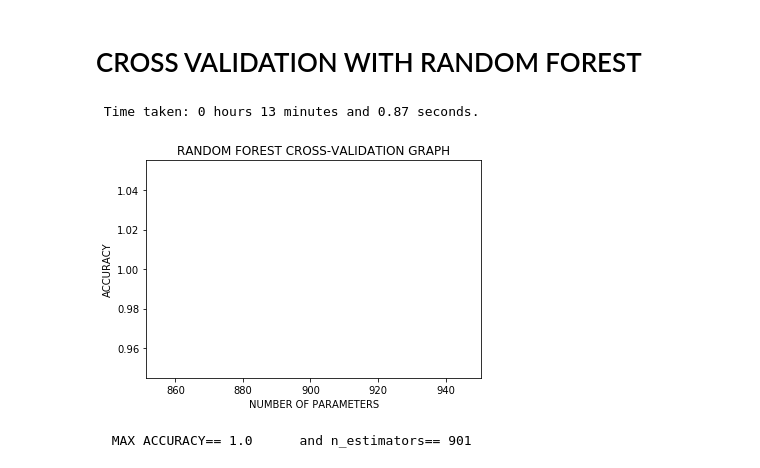
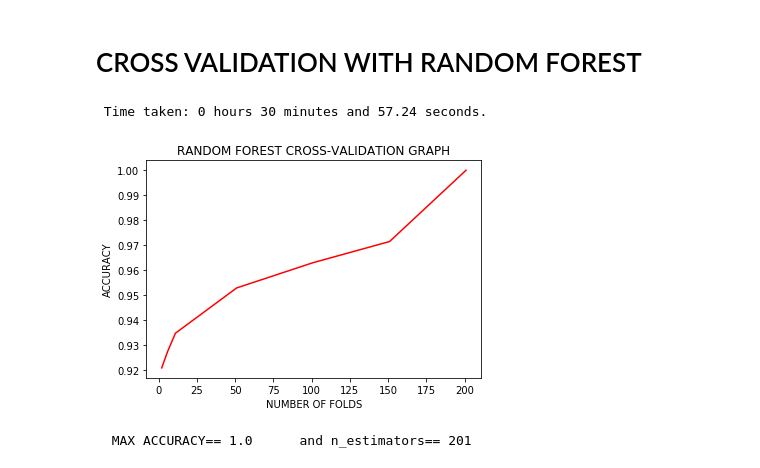
Before and after one commit to Panongbene/CREDIT_DEFAULT_PREDICTION, a Jupyter notebook: INF569.ipynb, the cells around one changed output. Drawn from its saved outputs; the diff is of its cells as text; code cells hidden in the pictures.

```diff
--- a/INF569.ipynb
+++ b/INF569.ipynb
@@ -711,12 +762,10 @@ parameter_svm=[]
 max_acc=0.0
 estimator=0
 
-
-
 start_time = timer(None)
-for i in range(3):
+for i in range(100):
     parameter_svm.append(i+1)
-    #svm_ = svm.SVC(kernel='rbf', gamma=(0.01)*(i+1))#Gaussian kernel
+    svm_ = svm.SVC(kernel='rbf', gamma=(0.01)*(i+1))#Gaussian kernel
     #svm = SVC(kernel='poly', degree=i+1)#polynomial kernel
     #svm =  = SVC(kernel='linear')#linear kernel
     #training the knn model
@@ -762,14 +820,16 @@ parameter_knn_fold=[]
 #for obtain the best caracteristique
 max_acc=0.0
 estimator=0
+#the knn model
+knn_fold = KNeighborsClassifier(n_neighbors = 101)
 
 start_time = timer(None)
-for i in range(900,901):
+for i in [1,5,10,50,100,150,200]:
     parameter_knn_fold.append(i+1)
     #create knn model
-    knn_fold = KNeighborsClassifier(n_neighbors = i+1)
+    #knn_fold = KNeighborsClassifier(n_neighbors = i+1)
     #cross validation model
-    knn_fold_scores = cross_val_score(knn_fold, train_data_preprocessing, Y_train_data_preprocessing, cv=200, scoring='accuracy')
+    knn_fold_scores = cross_val_score(knn_fold, train_data_preprocessing, Y_train_data_preprocessing, cv=i+1, scoring='accuracy')
     #calculate accuracy
     acc=knn_fold_scores.max()
     if(acc>max_acc):
@@ -810,13 +872,16 @@ parameter_xgb_cross=[]
 max_acc=0.0
 estimator=0
 
+#the xgb model
+xgb_cross = XGBClassifier(n_estimators=900)
+
 start_time = timer(None)
-for i in range(900,901):
+for i in [1,5,10,50,100,150,200,250,300]:
     parameter_xgb_cross.append(i+1)
     #create knn model
-    xgb_cross = XGBClassifier(n_estimators=i+1)
+    #xgb_cross = XGBClassifier(n_estimators=i+1)
     #cross validation model
-    xgb_cross_scores = cross_val_score(xgb_cross, train_data_preprocessing, Y_train_data_preprocessing, cv=200, scoring='accuracy')
+    xgb_cross_scores = cross_val_score(xgb_cross, train_data_preprocessing, Y_train_data_preprocessing, cv=i+1, scoring='accuracy')
     #calculate accuracy
     acc=xgb_cross_scores.max()
     if(acc>max_acc):
@@ -857,13 +924,16 @@ parameter_rfc_cross=[]
 max_acc=0.0
 estimator=0
 
+#the random forest model
+rfc_cross = XGBClassifier(n_estimators=900)
+
 start_time = timer(None)
-for i in range(900,901):
+for i in [1,5,10,50,100,150,200]:
     parameter_rfc_cross.append(i+1)
     #create knn model
-    rfc_cross = XGBClassifier(n_estimators=i+1)
+    #rfc_cross = XGBClassifier(n_estimators=i+1)
     #cross validation model
-    rfc_cross_scores = cross_val_score(rfc_cross, train_data_preprocessing, Y_train_data_preprocessing, cv=200, scoring='accuracy')
+    rfc_cross_scores = cross_val_score(rfc_cross, train_data_preprocessing, Y_train_data_preprocessing, cv=i+1, scoring='accuracy')
     #calculate accuracy
     acc=rfc_cross_scores.max()
     if(acc>max_acc):
@@ -872,17 +942,17 @@ for i in range(900,901):
     accuracy_rfc_cross.append(acc)
 timer(start_time)
 # %% [output]
- Time taken: 0 hours 13 minutes and 0.87 seconds.
+ Time taken: 0 hours 30 minutes and 57.24 seconds.
 # %%
 #BUILD THE GRAPH
 X=np.array(parameter_rfc_cross)
 Y=np.array(accuracy_rfc_cross)
 plt.plot(X, Y, 'r')
-plt.xlabel('NUMBER OF PARAMETERS')
+plt.xlabel('NUMBER OF FOLDS')
 plt.ylabel('ACCURACY')
 plt.title('RANDOM FOREST CROSS-VALIDATION GRAPH')
 plt.show()
 print("  MAX ACCURACY==",max_acc,"     and n_estimators==",estimator)
 # %% [output]
-[figure, old version]
+[figure, new version]
-  MAX ACCURACY== 1.0      and n_estimators== 901
+  MAX ACCURACY== 1.0      and n_estimators== 201
```
Also changed, not shown: parts of 27 cells of this notebook.
